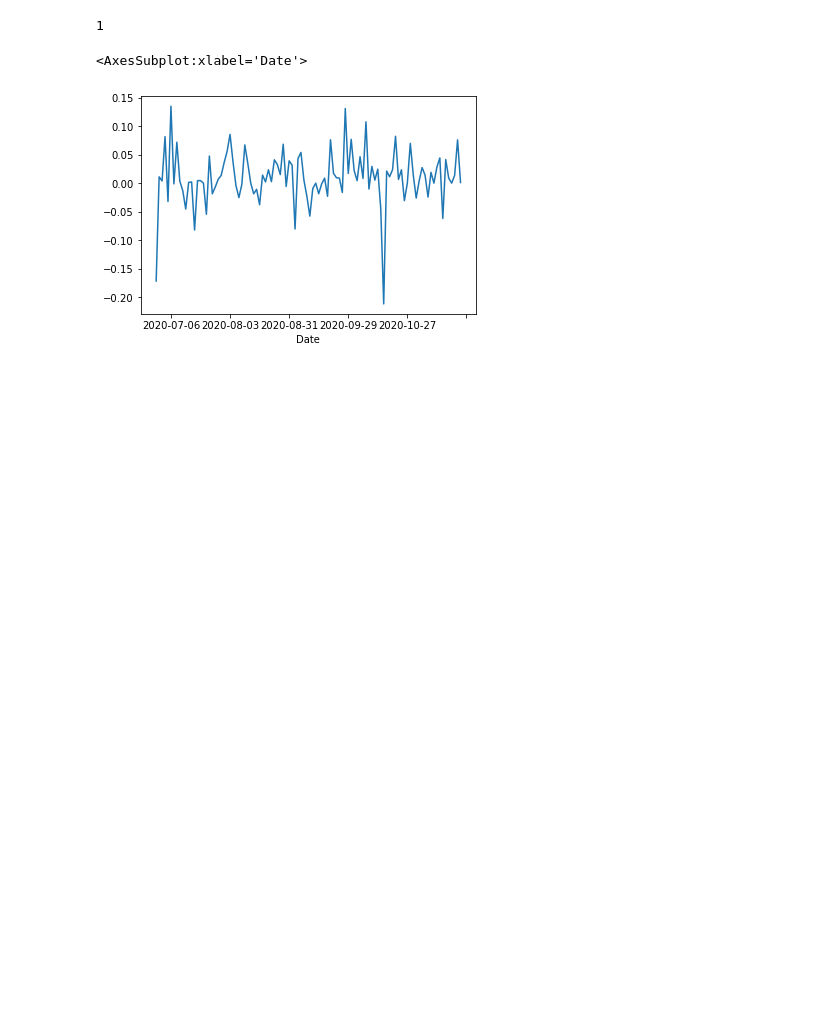
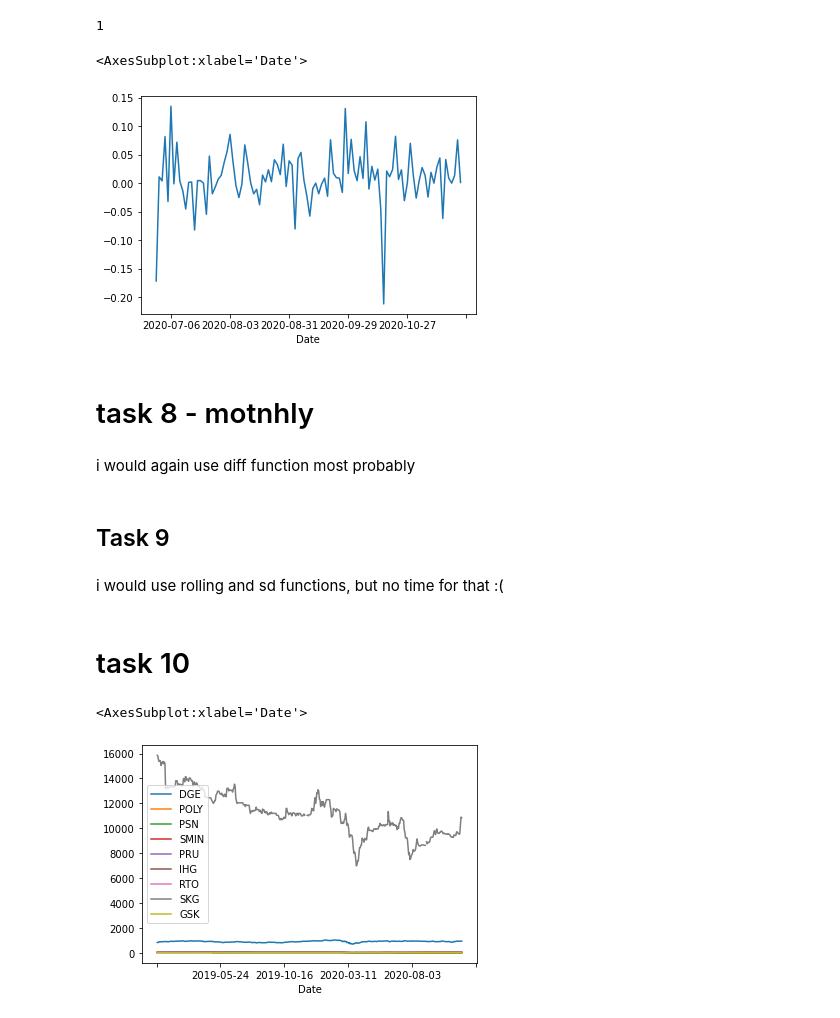
Before and after one commit to korinekma/Python-midterm-Korinek, a Jupyter notebook: Python-midterm-Korinek-notebook.ipynb, the cells around one changed output. Cells and saved outputs as stored; diff of their text form; code cells hidden in the pictures; blank space fills up the shorter version.

```diff
--- a/Python-midterm-Korinek-notebook.ipynb
+++ b/Python-midterm-Korinek-notebook.ipynb
@@ -275,3 +275,18 @@ loss["POLY"].plot()
 # %% [output]
 <AxesSubplot:xlabel='Date'>
 [figure]
+# %% [markdown]
+# task 8 - motnhly
+# %% [markdown]
+i would again use diff function most probably
+# %% [markdown]
+## Task 9
+# %% [markdown]
+i would use rolling and sd functions, but no time for that :(
+# %% [markdown]
+# task 10
+# %%
+adjust_df.plot()
+# %% [output]
+<AxesSubplot:xlabel='Date'>
+[figure, added]
```
